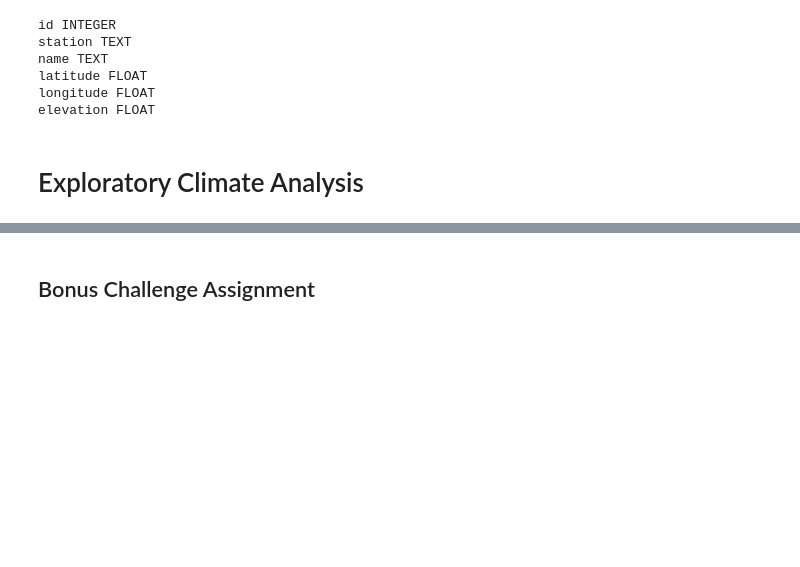
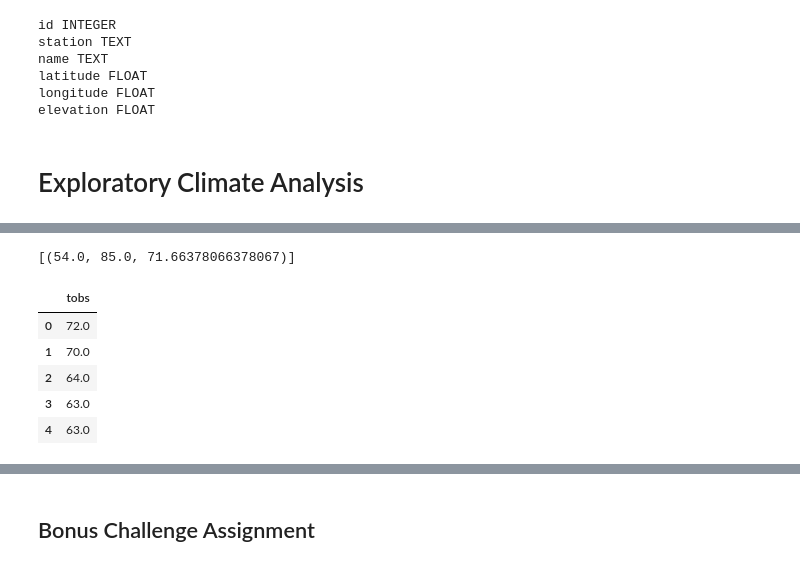
Before and after one commit to CoryOpie/Weather-Data-, a Jupyter notebook: climate_starter.ipynb, the cells around one changed output, grey strips where cells are left out. Saved outputs shown, nothing was run; the diff lists cells and outputs as text; code cells hidden in the pictures; blank space fills up the shorter version.

```diff
--- a/climate_starter.ipynb
+++ b/climate_starter.ipynb
@@ -95,6 +148,20 @@ session = Session(engine)
 # %%
 # Using the station id from the previous query, calculate the lowest temperature recorded,
 # highest temperature recorded, and average temperature of the most active station?
+engine.execute("SELECT min(tobs), max(tobs), avg(tobs) FROM measurement WHERE station = 'USC00519281'").fetchall()
+# %% [output]
+[(54.0, 85.0, 71.66378066378067)]
 # %%
 # Choose the station with the highest number of temperature observations.
 # Query the last 12 months of temperature observation data for this station and plot the results as a histogram
+data = engine.execute("SELECT tobs FROM measurement WHERE date >= '2016-8-23' AND station = 'USC00519281'").fetchall()
+data = [row[0] for row in data]
+hist_data = pd.DataFrame({"tobs": data})
+hist_data.head()
+# %% [output]
+|  | tobs |
+| 0 | 72.0 |
+| 1 | 70.0 |
+| 2 | 64.0 |
+| 3 | 63.0 |
+| 4 | 63.0 |
```
Also changed, not shown: parts of 10 cells of this notebook.
